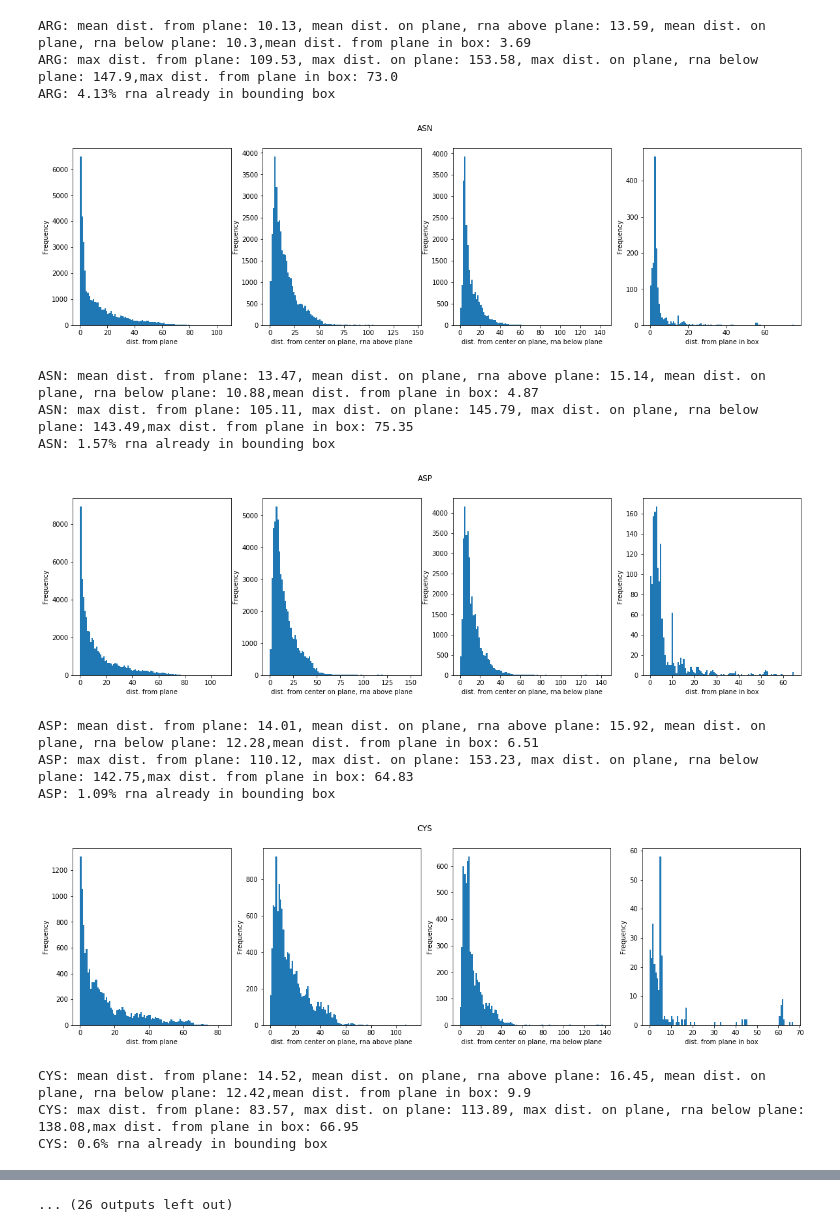
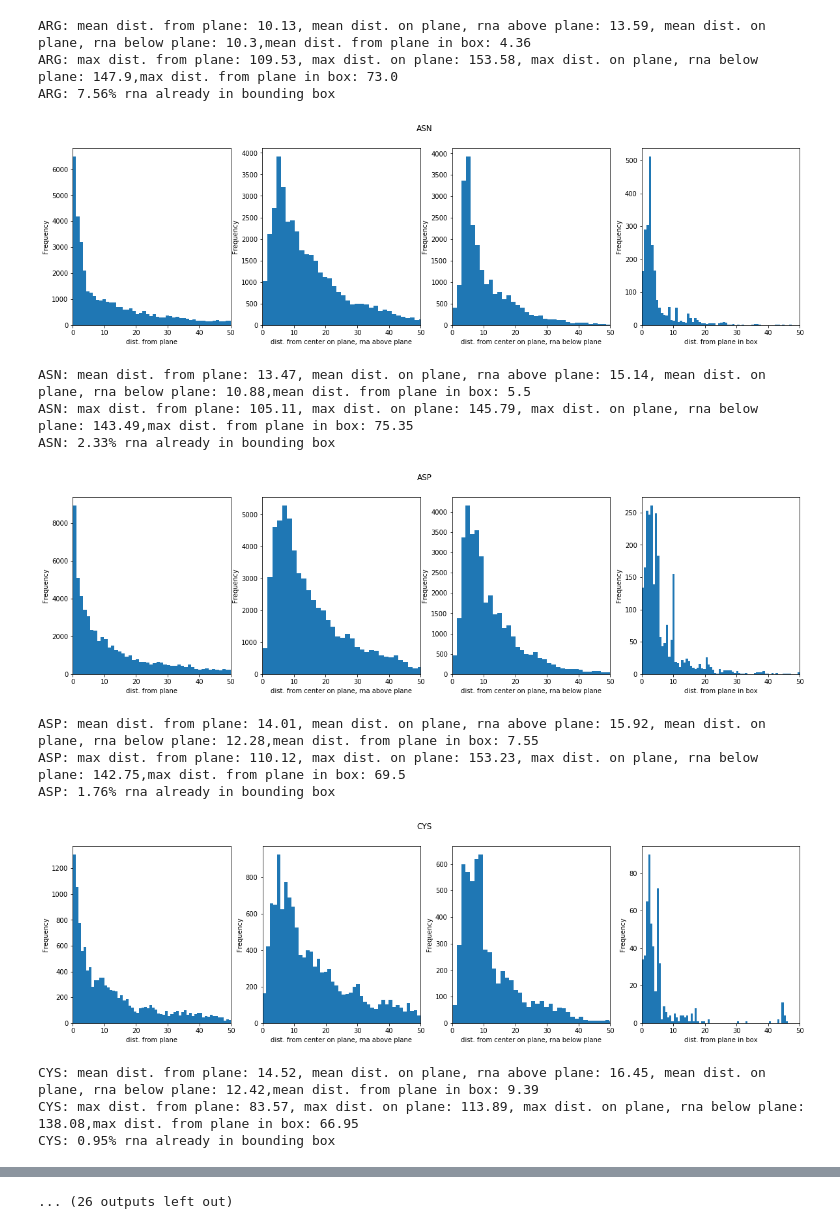
Before and after one commit to SaraKuznik/proteins-RNA-CNN, a Jupyter notebook: bounding_box_sizes.ipynb, the cells around one changed output, grey strips where cells are left out. Drawn from its saved outputs; the diff is of its cells as text; code cells hidden in the pictures.

```diff
--- a/bounding_box_sizes.ipynb
+++ b/bounding_box_sizes.ipynb
@@ -62,0 +78,9 @@ GLN: max of x sizes: 50.0, max of y sizes: 11.75, max of z sizes: 11.56
+# %%
+for name, data in df.groupby('Amino acid'):
+    plt.rcParams['figure.figsize'] = [5, 5]
+    plt.hist(data['angle'].values, bins=100)
+    plt.title(name)
+    plt.xlim(left=80, right=100)
+    plt.xlabel('angle')
+    plt.ylabel('Frequency')
+    plt.show()
@@ -63,5 +101,6 @@ GLN: max of x sizes: 50.0, max of y sizes: 11.75, max of z sizes: 11.56
 # %%
-for name, data in df.groupby('Aminoacid'):
+for name, data in df.groupby('Amino acid'):
+    plt.rcParams['figure.figsize'] = [20, 5]
 
     dist = data.loc[data['closest rna above dist.'] != 'None', ['closest rna above dist.', 'closest rna above perp.']].astype(
     float)
@@ -79,26 +118,22 @@ for name, data in df.groupby('Aminoacid'):
     f2.suptitle(name)
 
     ax4.hist(dist_from_plane, bins=100)
-    # ax4.set_xlim(left=0, right=50)
-    # ax4.set_xticks(range(0, 16, 1))
+    ax4.set_xlim(left=0, right=50)
     ax4.set_xlabel('dist. from plane')
     ax4.set_ylabel('Frequency')
 
     ax5.hist(dist_on_plane, bins=100)
-    # ax5.set_xlim(left=0, right=50)
-    # ax5.set_xticks(range(0, 16, 1))
+    ax5.set_xlim(left=0, right=50)
     ax5.set_xlabel('dist. from center on plane, rna above plane')
     ax5.set_ylabel('Frequency')
 
     ax6.hist(dist_on_plane_below, bins=100)
-    # ax6.set_xlim(left=0, right=50)
-    # ax6.set_xticks(range(0, 16, 1))
+    ax6.set_xlim(left=0, right=50)
     ax6.set_xlabel('dist. from center on plane, rna below plane')
     ax6.set_ylabel('Frequency')
 
     ax7.hist(dist_in, bins=100)
-    # ax7.set_xlim(left=0, right=50)
-    # ax7.set_xticks(range(0, 16, 1))
+    ax7.set_xlim(left=0, right=50)
     ax7.set_xlabel('dist. from plane in box')
     ax7.set_ylabel('Frequency')
 
@@ -124,15 +159,15 @@ ALA: 0.58% rna already in bounding box
-ARG: mean dist. from plane: 10.13, mean dist. on plane, rna above plane: 13.59, mean dist. on plane, rna below plane: 10.3,mean dist. from plane in box: 3.69
+ARG: mean dist. from plane: 10.13, mean dist. on plane, rna above plane: 13.59, mean dist. on plane, rna below plane: 10.3,mean dist. from plane in box: 4.36
 ARG: max dist. from plane: 109.53, max dist. on plane: 153.58, max dist. on plane, rna below plane: 147.9,max dist. from plane in box: 73.0
-ARG: 4.13% rna already in bounding box
+ARG: 7.56% rna already in bounding box
-[figure, old version]
+[figure, new version]
-ASN: mean dist. from plane: 13.47, mean dist. on plane, rna above plane: 15.14, mean dist. on plane, rna below plane: 10.88,mean dist. from plane in box: 4.87
+ASN: mean dist. from plane: 13.47, mean dist. on plane, rna above plane: 15.14, mean dist. on plane, rna below plane: 10.88,mean dist. from plane in box: 5.5
 ASN: max dist. from plane: 105.11, max dist. on plane: 145.79, max dist. on plane, rna below plane: 143.49,max dist. from plane in box: 75.35
-ASN: 1.57% rna already in bounding box
+ASN: 2.33% rna already in bounding box
-[figure, old version]
+[figure, new version]
-ASP: mean dist. from plane: 14.01, mean dist. on plane, rna above plane: 15.92, mean dist. on plane, rna below plane: 12.28,mean dist. from plane in box: 6.51
-ASP: max dist. from plane: 110.12, max dist. on plane: 153.23, max dist. on plane, rna below plane: 142.75,max dist. from plane in box: 64.83
-ASP: 1.09% rna already in bounding box
+ASP: mean dist. from plane: 14.01, mean dist. on plane, rna above plane: 15.92, mean dist. on plane, rna below plane: 12.28,mean dist. from plane in box: 7.55
+ASP: max dist. from plane: 110.12, max dist. on plane: 153.23, max dist. on plane, rna below plane: 142.75,max dist. from plane in box: 69.5
+ASP: 1.76% rna already in bounding box
-[figure, old version]
+[figure, new version]
-CYS: mean dist. from plane: 14.52, mean dist. on plane, rna above plane: 16.45, mean dist. on plane, rna below plane: 12.42,mean dist. from plane in box: 9.9
+CYS: mean dist. from plane: 14.52, mean dist. on plane, rna above plane: 16.45, mean dist. on plane, rna below plane: 12.42,mean dist. from plane in box: 9.39
 CYS: max dist. from plane: 83.57, max dist. on plane: 113.89, max dist. on plane, rna below plane: 138.08,max dist. from plane in box: 66.95
-CYS: 0.6% rna already in bounding box
+CYS: 0.95% rna already in bounding box
```
Also changed, not shown: parts of 4 cells of this notebook.
